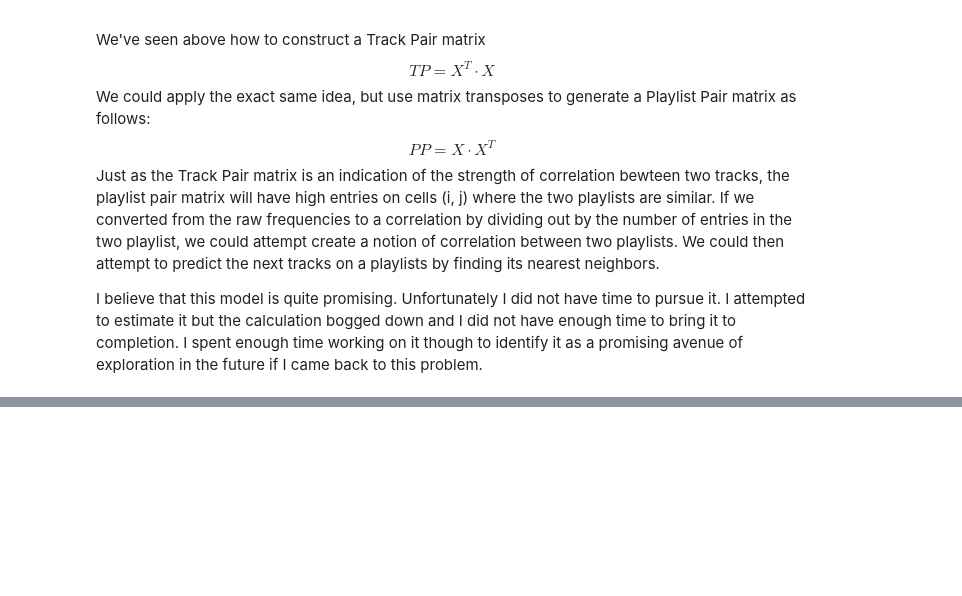
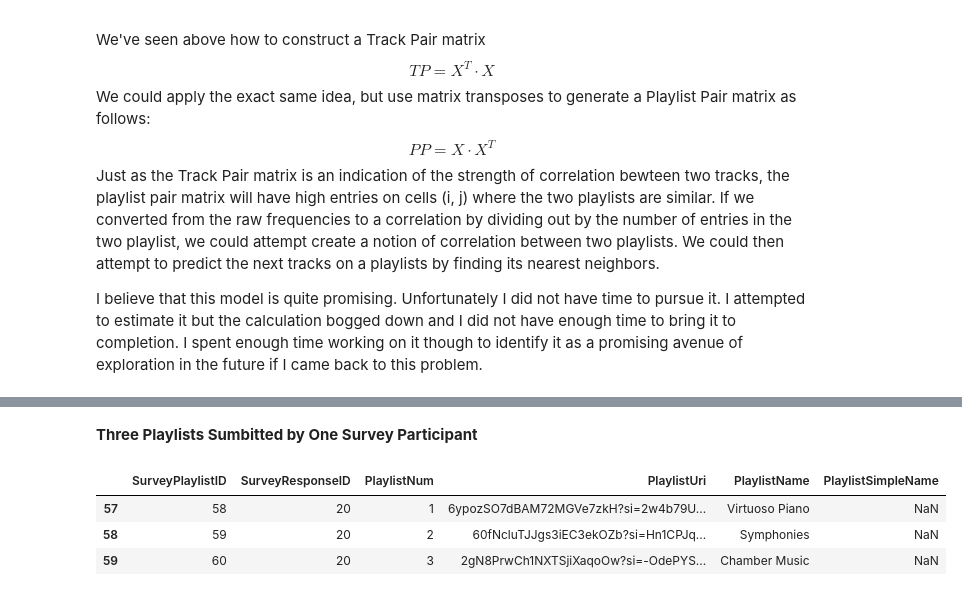
Before and after one commit to IACS-CS-209-Group44/Spotify, a Jupyter notebook: milestones/Spotify_Team44_Data_Analysis_Predictions.ipynb, the cells around one changed output, grey strips where cells are left out. Saved outputs shown, nothing was run; the diff lists cells and outputs as text; code cells hidden in the pictures; blank space fills up the shorter version.

```diff
--- a/milestones/Spotify_Team44_Data_Analysis_Predictions.ipynb
+++ b/milestones/Spotify_Team44_Data_Analysis_Predictions.ipynb
@@ -1522,0 +1562,13 @@ I believe that this model is quite promising.  Unfortunately I did not have time
+# %% [markdown]
+**Three Playlists Sumbitted by One Survey Participant**
+# %%
+# The SurveyResponseID of this survey participant
+sr_id = frames['SurveyResponse'].iloc[idx].SurveyResponseID.values[0]
+# A mask to filer just this user's responses back
+mask_pl = frames['SurveyPlaylist'].SurveyResponseID == sr_id
+frames['SurveyPlaylist'][mask_pl]
+# %% [output]
+|  | SurveyPlaylistID | SurveyResponseID | PlaylistNum | PlaylistUri | PlaylistName | PlaylistSimpleName |
+| 57 | 58 | 20 | 1 | 6ypozSO7dBAM72MGVe7zkH?si=2w4b79U... | Virtuoso Piano | NaN |
+| 58 | 59 | 20 | 2 | 60fNcluTJJgs3iEC3ekOZb?si=Hn1CPJq... | Symphonies | NaN |
+| 59 | 60 | 20 | 3 | 2gN8PrwCh1NXTSjiXaqoOw?si=-OdePYS... | Chamber Music | NaN |
```
Also changed, not shown: parts of 14 cells of this notebook, 1 other file.
